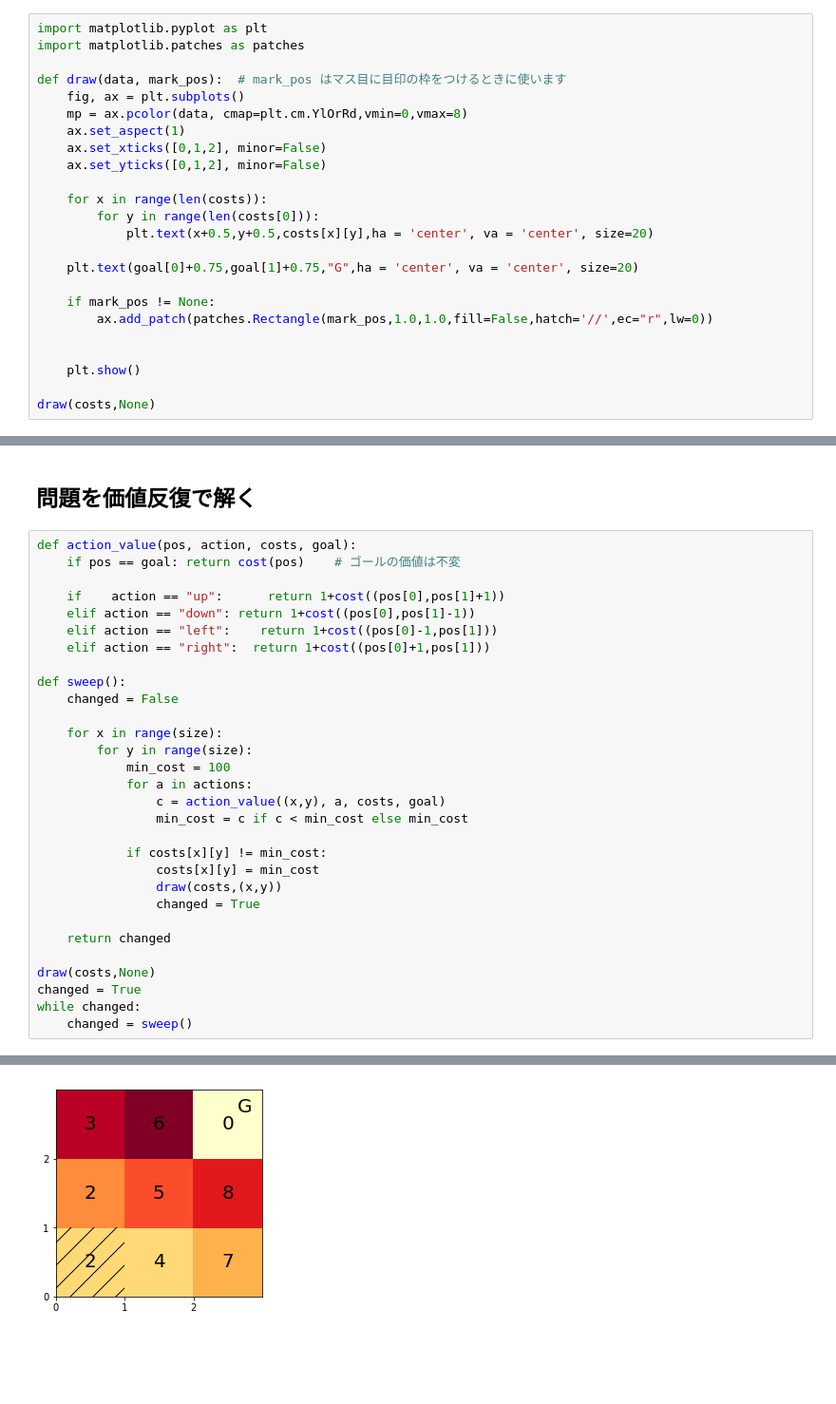
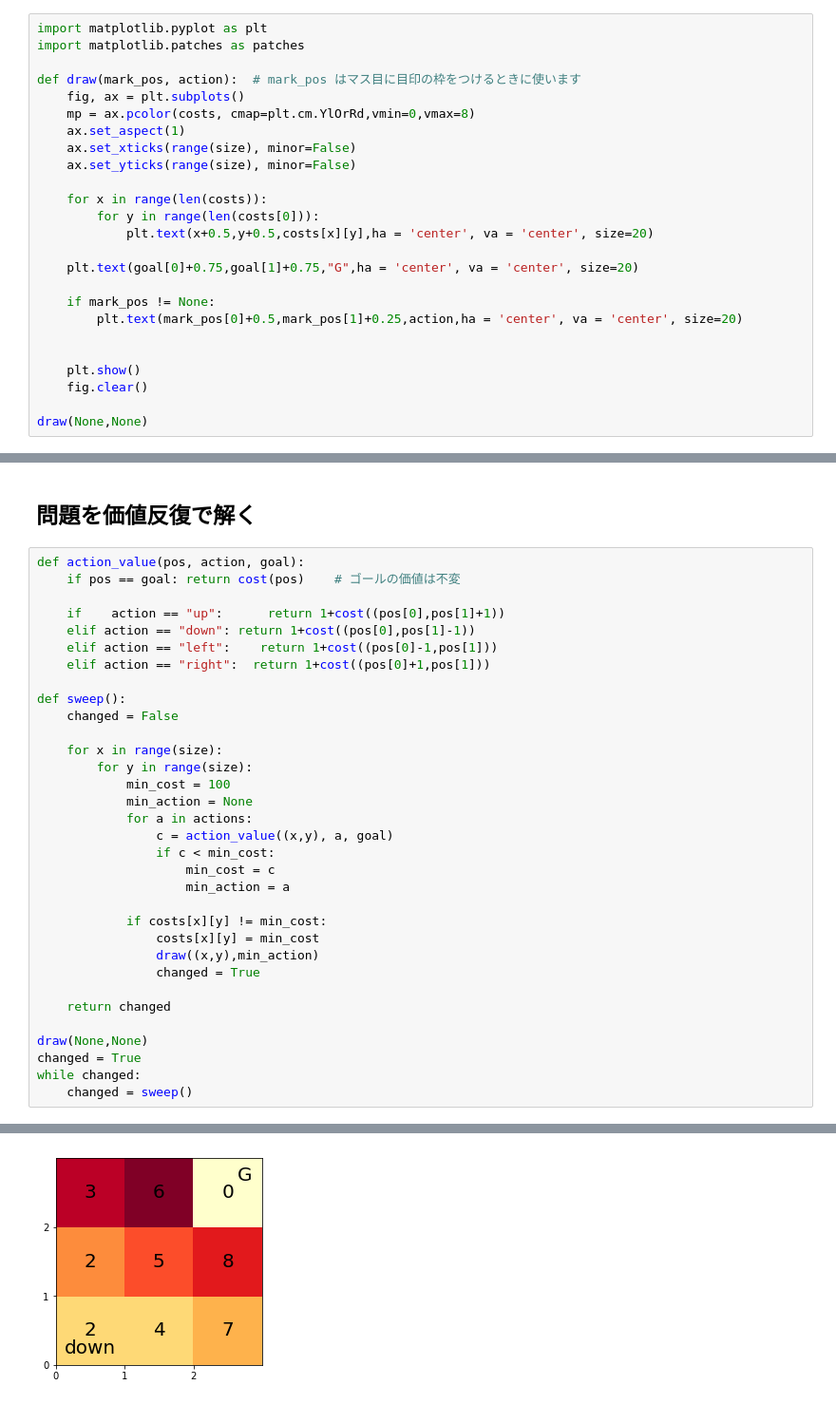
Before and after one commit to ryuichiueda/probrobo_practice, a Jupyter notebook: value_iteration/simple_value_iteration_no_noise.ipynb, the cells around one changed output, grey strips where cells are left out. Shown at 95% size. Drawn from its saved outputs; the diff is of its cells as text; blank space fills up the shorter version.

Commit message:
Add action at change

```diff
--- a/value_iteration/simple_value_iteration_no_noise.ipynb
+++ b/value_iteration/simple_value_iteration_no_noise.ipynb
@@ -52,12 +52,12 @@ def cost(pos):
 import matplotlib.pyplot as plt
 import matplotlib.patches as patches
 
-def draw(data, mark_pos):  # mark_pos はマス目に目印の枠をつけるときに使います
+def draw(mark_pos, action):  # mark_pos はマス目に目印の枠をつけるときに使います
     fig, ax = plt.subplots()
-    mp = ax.pcolor(data, cmap=plt.cm.YlOrRd,vmin=0,vmax=8)
+    mp = ax.pcolor(costs, cmap=plt.cm.YlOrRd,vmin=0,vmax=8)
     ax.set_aspect(1)
-    ax.set_xticks([0,1,2], minor=False)
-    ax.set_yticks([0,1,2], minor=False)
+    ax.set_xticks(range(size), minor=False)
+    ax.set_yticks(range(size), minor=False)
 
     for x in range(len(costs)):
         for y in range(len(costs[0])):
@@ -66,46 +66,50 @@ def draw(data, mark_pos):  # mark_pos はマス目に目印の枠をつけると
     plt.text(goal[0]+0.75,goal[1]+0.75,"G",ha = 'center', va = 'center', size=20)
 
     if mark_pos != None:
-        ax.add_patch(patches.Rectangle(mark_pos,1.0,1.0,fill=False,hatch='//',ec="r",lw=0))
+        plt.text(mark_pos[0]+0.5,mark_pos[1]+0.25,action,ha = 'center', va = 'center', size=20)
 
 
     plt.show()
+    fig.clear()
 
-draw(costs,None)
+draw(None,None)
 # %% [output]
 [figure]
 # %% [markdown]
 ## 問題を価値反復で解く
 # %%
-def action_value(pos, action, costs, goal):
+def action_value(pos, action, goal):
     if pos == goal: return cost(pos)    # ゴールの価値は不変
 
     if    action == "up":      return 1+cost((pos[0],pos[1]+1))
     elif action == "down": return 1+cost((pos[0],pos[1]-1))
     elif action == "left":    return 1+cost((pos[0]-1,pos[1]))
     elif action == "right":  return 1+cost((pos[0]+1,pos[1]))
 
 def sweep():
     changed = False
 
     for x in range(size):
         for y in range(size):
             min_cost = 100
+            min_action = None
             for a in actions:
-                c = action_value((x,y), a, costs, goal)
-                min_cost = c if c < min_cost else min_cost
+                c = action_value((x,y), a, goal)
+                if c < min_cost:
+                    min_cost = c
+                    min_action = a
 
             if costs[x][y] != min_cost:
                 costs[x][y] = min_cost
-                draw(costs,(x,y))
+                draw((x,y),min_action)
                 changed = True
 
     return changed
 
-draw(costs,None)
+draw(None,None)
 changed = True
 while changed:
     changed = sweep()
 # %% [output]
 [figure]
-[figure, old version]
+[figure, new version]
```
Also changed, not shown: parts of 1 cell of this notebook.
